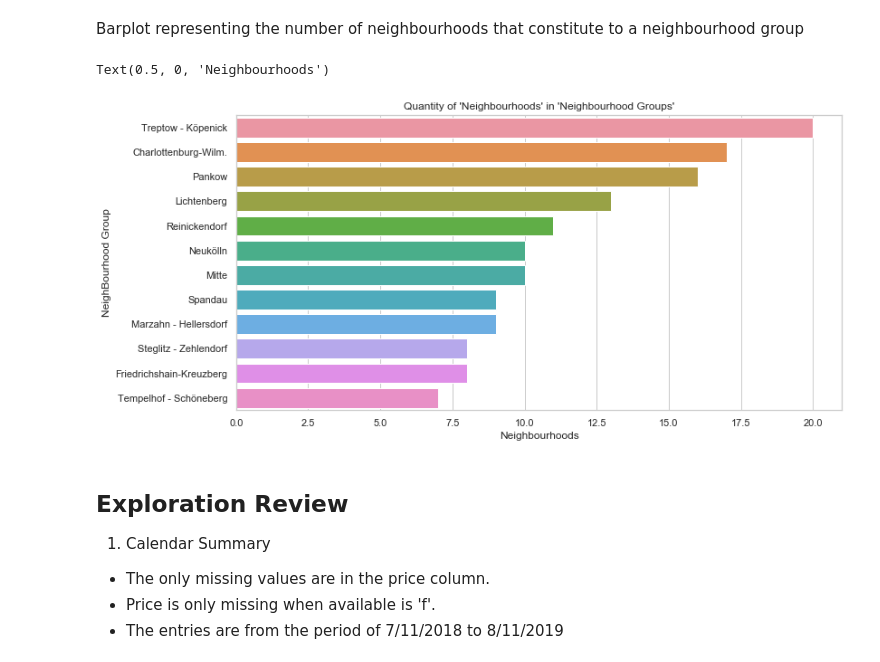
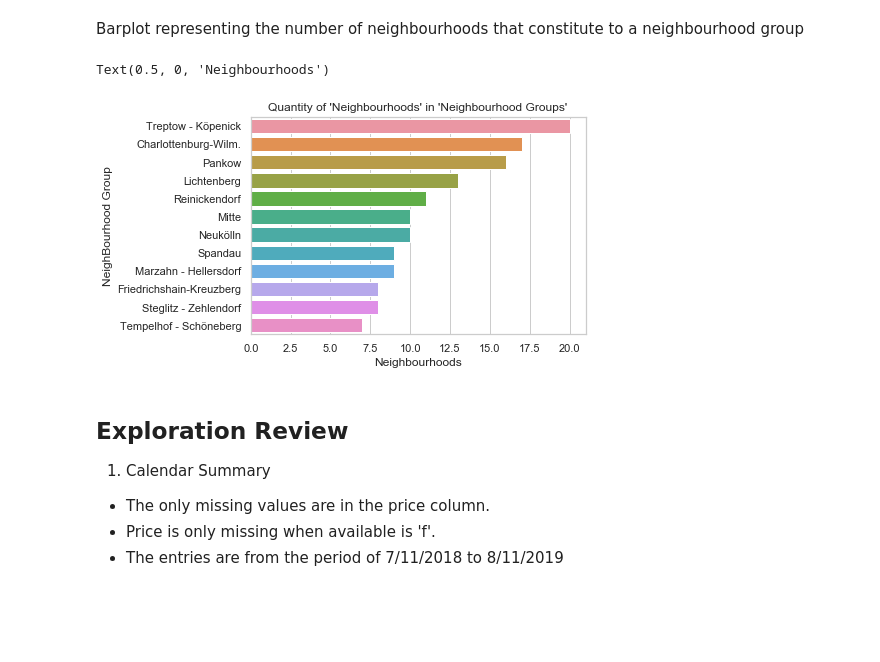
Before and after one commit to nickhill97/berlin_airbnb, a Jupyter notebook: notebooks/eda.ipynb, the cells around one changed output. Saved outputs shown, nothing was run; the diff lists cells and outputs as text; code cells hidden in the pictures; blank space fills up the shorter version.

```diff
--- a/notebooks/eda.ipynb
+++ b/notebooks/eda.ipynb
@@ -497,15 +499,14 @@ neighbourhoods.head()
 # %% [markdown]
 Barplot representing the number of neighbourhoods that constitute to a neighbourhood group
 # %%
-neighbourhood_groups_count = neighbourhoods.groupby("neighbourhood_group").count()["neighbourhood"].sort_values(ascending=False)
-plt.figure(figsize=(12,6))
+neighbourhood_groups_count = neighbourhoods["neighbourhood_group"].value_counts()
 sns.barplot(x=neighbourhood_groups_count.values, y=neighbourhood_groups_count.index)
 plt.title("Quantity of 'Neighbourhoods' in 'Neighbourhood Groups'")
 plt.ylabel("NeighBourhood Group")
 plt.xlabel("Neighbourhoods")
 # %% [output]
 Text(0.5, 0, 'Neighbourhoods')
-[figure, old version]
+[figure, new version]
 # %% [markdown]
 ## Exploration Review
 
```
Also changed, not shown: parts of 54 cells of this notebook, 1 other file.
